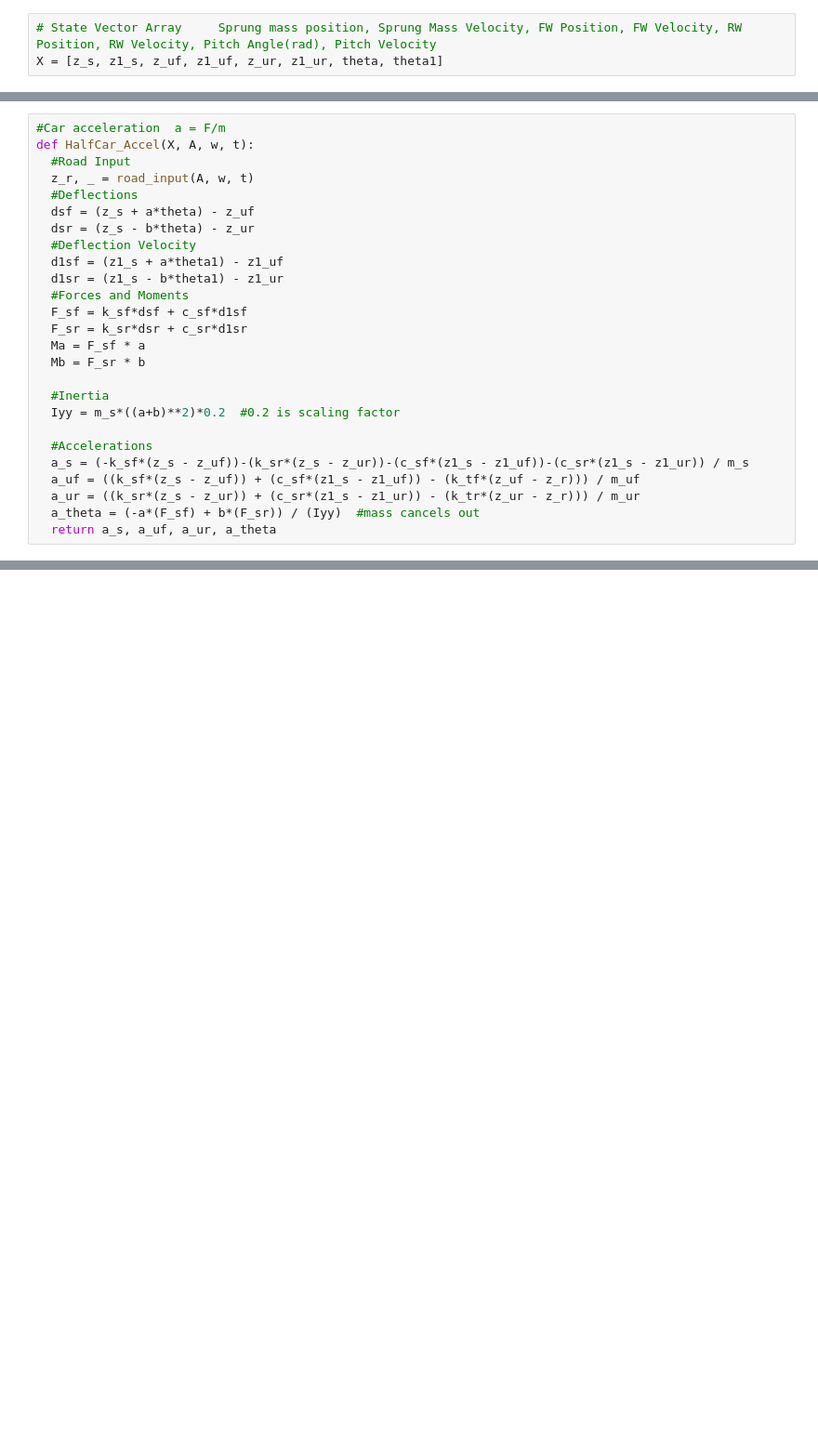
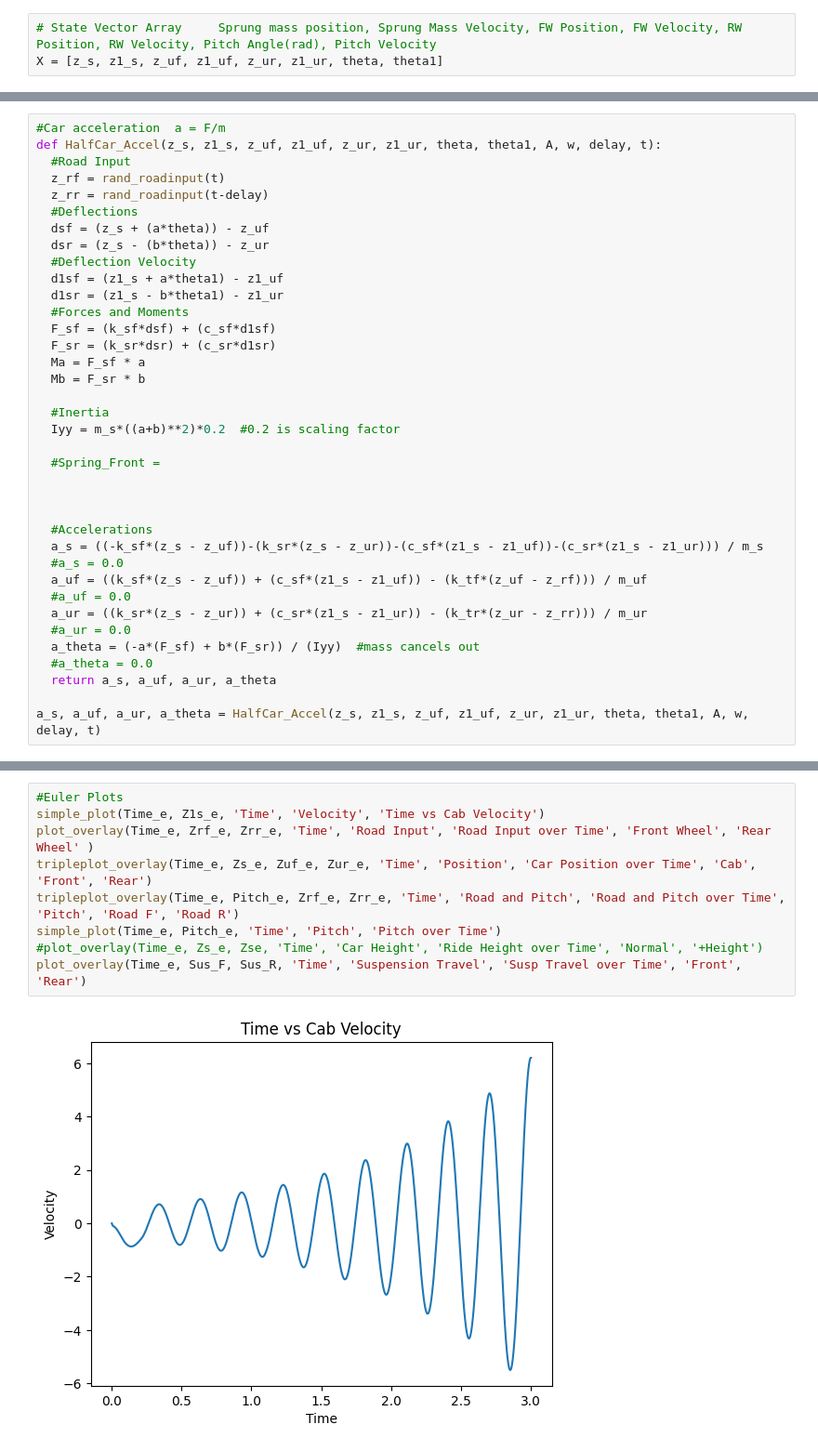
Before and after one commit to ikehone1/Vehicle-Dynamics-Simulator, a Jupyter notebook: Half_Car_Model.ipynb, the cells around one changed output, grey strips where cells are left out. Shown at 93% size. Cells and saved outputs as stored; diff of their text form; blank space fills up the shorter version.

```diff
--- a/Half_Car_Model.ipynb
+++ b/Half_Car_Model.ipynb
@@ -48,26 +135,37 @@ def road_input(A, w, t):
 # %%
 #Car acceleration  a = F/m
-def HalfCar_Accel(X, A, w, t):
+def HalfCar_Accel(z_s, z1_s, z_uf, z1_uf, z_ur, z1_ur, theta, theta1, A, w, delay, t):
   #Road Input
-  z_r, _ = road_input(A, w, t)
+  z_rf = rand_roadinput(t)
+  z_rr = rand_roadinput(t-delay)
   #Deflections
-  dsf = (z_s + a*theta) - z_uf
-  dsr = (z_s - b*theta) - z_ur
+  dsf = (z_s + (a*theta)) - z_uf
+  dsr = (z_s - (b*theta)) - z_ur
   #Deflection Velocity
   d1sf = (z1_s + a*theta1) - z1_uf
   d1sr = (z1_s - b*theta1) - z1_ur
   #Forces and Moments
-  F_sf = k_sf*dsf + c_sf*d1sf
-  F_sr = k_sr*dsr + c_sr*d1sr
+  F_sf = (k_sf*dsf) + (c_sf*d1sf)
+  F_sr = (k_sr*dsr) + (c_sr*d1sr)
   Ma = F_sf * a
   Mb = F_sr * b
 
   #Inertia
   Iyy = m_s*((a+b)**2)*0.2  #0.2 is scaling factor
 
+  #Spring_Front =
+
+
+
   #Accelerations
-  a_s = (-k_sf*(z_s - z_uf))-(k_sr*(z_s - z_ur))-(c_sf*(z1_s - z1_uf))-(c_sr*(z1_s - z1_ur)) / m_s
-  a_uf = ((k_sf*(z_s - z_uf)) + (c_sf*(z1_s - z1_uf)) - (k_tf*(z_uf - z_r))) / m_uf
-  a_ur = ((k_sr*(z_s - z_ur)) + (c_sr*(z1_s - z1_ur)) - (k_tr*(z_ur - z_r))) / m_ur
+  a_s = ((-k_sf*(z_s - z_uf))-(k_sr*(z_s - z_ur))-(c_sf*(z1_s - z1_uf))-(c_sr*(z1_s - z1_ur))) / m_s
+  #a_s = 0.0
+  a_uf = ((k_sf*(z_s - z_uf)) + (c_sf*(z1_s - z1_uf)) - (k_tf*(z_uf - z_rf))) / m_uf
+  #a_uf = 0.0
+  a_ur = ((k_sr*(z_s - z_ur)) + (c_sr*(z1_s - z1_ur)) - (k_tr*(z_ur - z_rr))) / m_ur
+  #a_ur = 0.0
   a_theta = (-a*(F_sf) + b*(F_sr)) / (Iyy)  #mass cancels out
+  #a_theta = 0.0
   return a_s, a_uf, a_ur, a_theta
+
+a_s, a_uf, a_ur, a_theta = HalfCar_Accel(z_s, z1_s, z_uf, z1_uf, z_ur, z1_ur, theta, theta1, A, w, delay, t)
@@ -77,0 +251,11 @@ print(z_r)
+# %%
+#Euler Plots
+simple_plot(Time_e, Z1s_e, 'Time', 'Velocity', 'Time vs Cab Velocity')
+plot_overlay(Time_e, Zrf_e, Zrr_e, 'Time', 'Road Input', 'Road Input over Time', 'Front Wheel', 'Rear Wheel' )
+tripleplot_overlay(Time_e, Zs_e, Zuf_e, Zur_e, 'Time', 'Position', 'Car Position over Time', 'Cab', 'Front', 'Rear')
+tripleplot_overlay(Time_e, Pitch_e, Zrf_e, Zrr_e, 'Time', 'Road and Pitch', 'Road and Pitch over Time', 'Pitch', 'Road F', 'Road R')
+simple_plot(Time_e, Pitch_e, 'Time', 'Pitch', 'Pitch over Time')
+#plot_overlay(Time_e, Zs_e, Zse, 'Time', 'Car Height', 'Ride Height over Time', 'Normal', '+Height')
+plot_overlay(Time_e, Sus_F, Sus_R, 'Time', 'Suspension Travel', 'Susp Travel over Time', 'Front', 'Rear')
+# %% [output]
+[figure, added]
```
Also changed, not shown: parts of 25 cells of this notebook.
